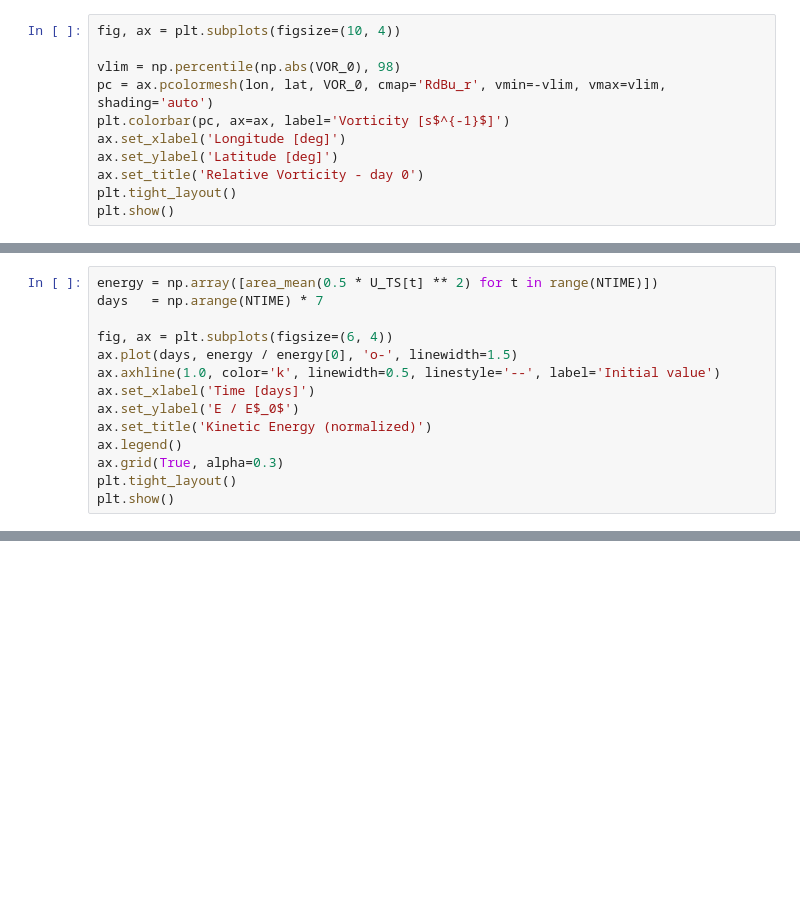
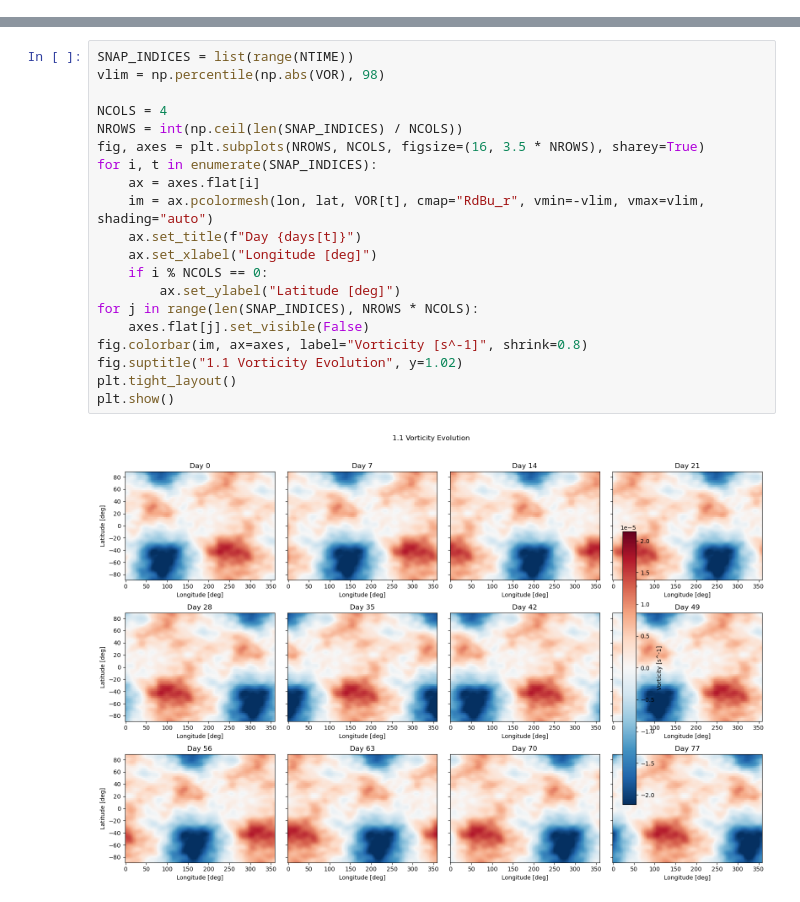
Before and after one commit to tglanz/climatology, a Jupyter notebook: notebooks/barotropic_visualization.ipynb, the cells around one changed output, grey strips where cells are left out. Saved outputs shown, nothing was run; the diff lists cells and outputs as text; blank space fills up the shorter version.

```diff
--- a/notebooks/barotropic_visualization.ipynb
+++ b/notebooks/barotropic_visualization.ipynb
@@ -251,11 +0,0 @@ is meaningful.
-# %%
-fig, ax = plt.subplots(figsize=(10, 4))
-
-vlim = np.percentile(np.abs(VOR_0), 98)
-pc = ax.pcolormesh(lon, lat, VOR_0, cmap='RdBu_r', vmin=-vlim, vmax=vlim, shading='auto')
-plt.colorbar(pc, ax=ax, label='Vorticity [s$^{-1}$]')
-ax.set_xlabel('Longitude [deg]')
-ax.set_ylabel('Latitude [deg]')
-ax.set_title('Relative Vorticity - day 0')
-plt.tight_layout()
-plt.show()
@@ -464,14 +0,0 @@ implementation problem.
-# %%
-energy = np.array([area_mean(0.5 * U_TS[t] ** 2) for t in range(NTIME)])
-days   = np.arange(NTIME) * 7
-
-fig, ax = plt.subplots(figsize=(6, 4))
-ax.plot(days, energy / energy[0], 'o-', linewidth=1.5)
-ax.axhline(1.0, color='k', linewidth=0.5, linestyle='--', label='Initial value')
-ax.set_xlabel('Time [days]')
-ax.set_ylabel('E / E$_0$')
-ax.set_title('Kinetic Energy (normalized)')
-ax.legend()
-ax.grid(True, alpha=0.3)
-plt.tight_layout()
-plt.show()
@@ -641,0 +200,22 @@ plt.show()
+# %%
+SNAP_INDICES = list(range(NTIME))
+vlim = np.percentile(np.abs(VOR), 98)
+
+NCOLS = 4
+NROWS = int(np.ceil(len(SNAP_INDICES) / NCOLS))
+fig, axes = plt.subplots(NROWS, NCOLS, figsize=(16, 3.5 * NROWS), sharey=True)
+for i, t in enumerate(SNAP_INDICES):
+    ax = axes.flat[i]
+    im = ax.pcolormesh(lon, lat, VOR[t], cmap="RdBu_r", vmin=-vlim, vmax=vlim, shading="auto")
+    ax.set_title(f"Day {days[t]}")
+    ax.set_xlabel("Longitude [deg]")
+    if i % NCOLS == 0:
+        ax.set_ylabel("Latitude [deg]")
+for j in range(len(SNAP_INDICES), NROWS * NCOLS):
+    axes.flat[j].set_visible(False)
+fig.colorbar(im, ax=axes, label="Vorticity [s^-1]", shrink=0.8)
+fig.suptitle("1.1 Vorticity Evolution", y=1.02)
+plt.tight_layout()
+plt.show()
+# %% [output]
+[figure, added]
```
Also changed, not shown: parts of 57 cells of this notebook, 2 other files.
